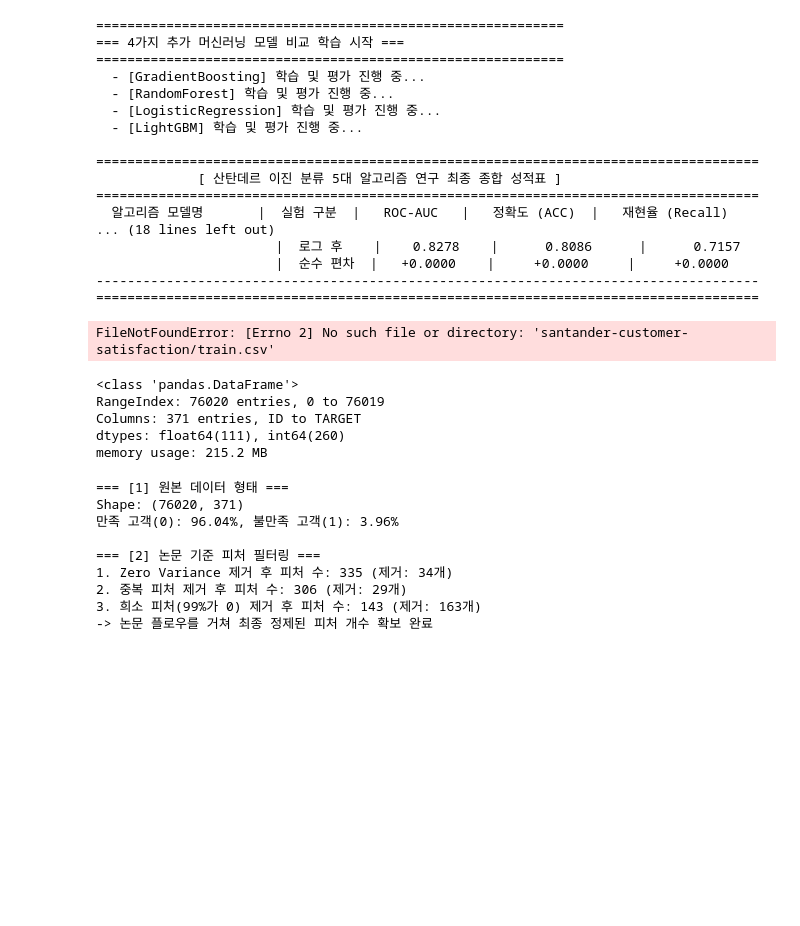
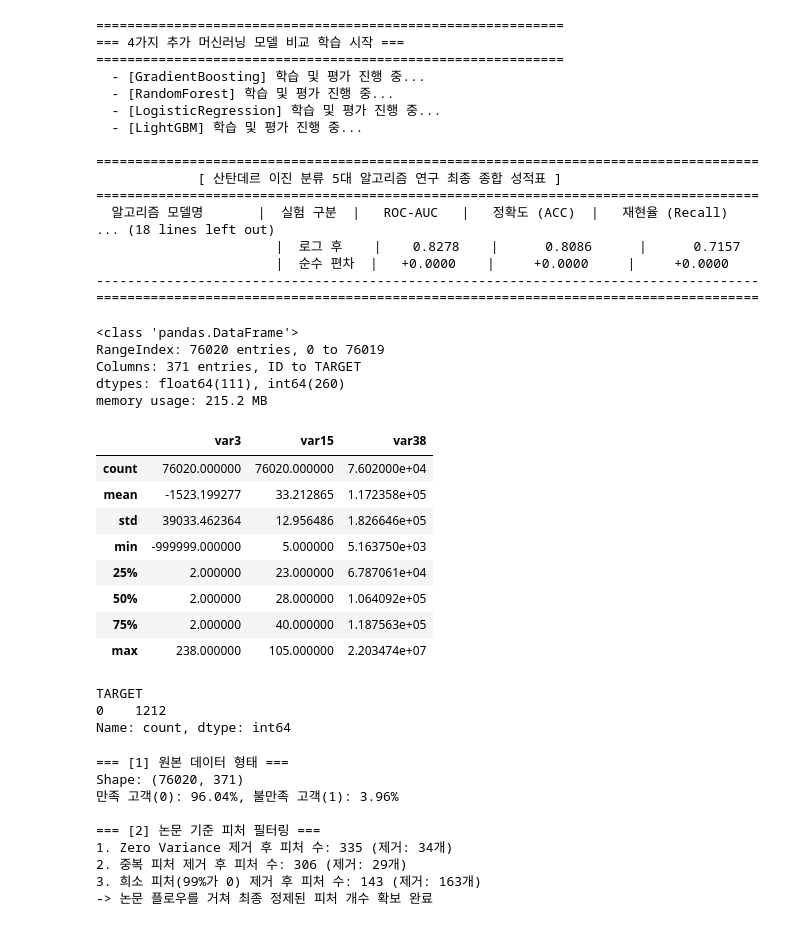
Before and after one commit to jcs19752510-ui/semi_project, a Jupyter notebook: 정영찬/SEMI-PROJECT.ipynb, the cells around one changed output. Saved outputs shown, nothing was run; the diff lists cells and outputs as text; code cells hidden in the pictures; blank space fills up the shorter version.

```diff
--- a/정영찬/SEMI-PROJECT.ipynb
+++ b/정영찬/SEMI-PROJECT.ipynb
@@ -338,7 +348,5 @@ from xgboost import XGBClassifier
 import warnings
 warnings.filterwarnings('ignore')
 
-cust_df = pd.read_csv("santander-customer-satisfaction/train.csv", encoding='cp949')
+cust_df = pd.read_csv("../santander-customer-satisfaction/train.csv", encoding='cp949')
-# %% [output]
-FileNotFoundError: [Errno 2] No such file or directory: 'santander-customer-satisfaction/train.csv'
 # %%
@@ -349,6 +358,24 @@ RangeIndex: 76020 entries, 0 to 76019
 Columns: 371 entries, ID to TARGET
 dtypes: float64(111), int64(260)
 memory usage: 215.2 MB
+# %%
+cust_df[['var3','var15','var38']].describe()
+# %% [output]
+|  | var3 | var15 | var38 |
+| count | 76020.000000 | 76020.000000 | 7.602000e+04 |
+| mean | -1523.199277 | 33.212865 | 1.172358e+05 |
+| std | 39033.462364 | 12.956486 | 1.826646e+05 |
+| min | -999999.000000 | 5.000000 | 5.163750e+03 |
+| 25% | 2.000000 | 23.000000 | 6.787061e+04 |
+| 50% | 2.000000 | 28.000000 | 1.064092e+05 |
+| 75% | 2.000000 | 40.000000 | 1.187563e+05 |
+| max | 238.000000 | 105.000000 | 2.203474e+07 |
+# %%
+print(cust_df[cust_df['var15'] < 23]['TARGET'].value_counts())
+# %% [output]
+TARGET
+0    1212
+Name: count, dtype: int64
 # %%
 # # n_estimators는 500으로, learning_rate 0.05, random state는 예제 수행 시마다 동일 예측 결과를 위해 설정.
 # xgb_clf = XGBClassifier(n_estimators=500,
```
Also changed, not shown: parts of 2 cells of this notebook, 2 other files.
